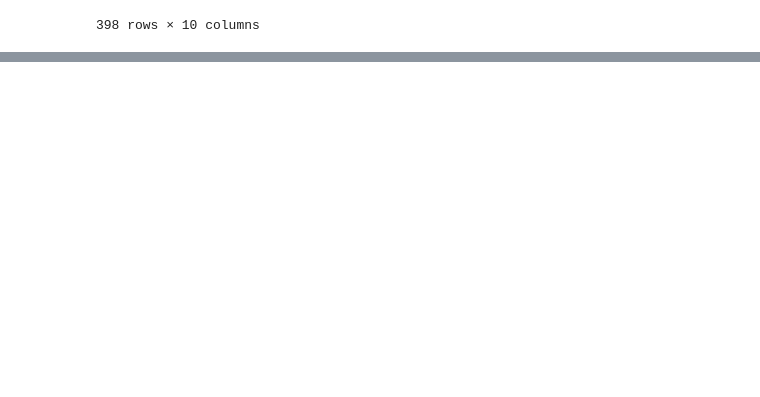
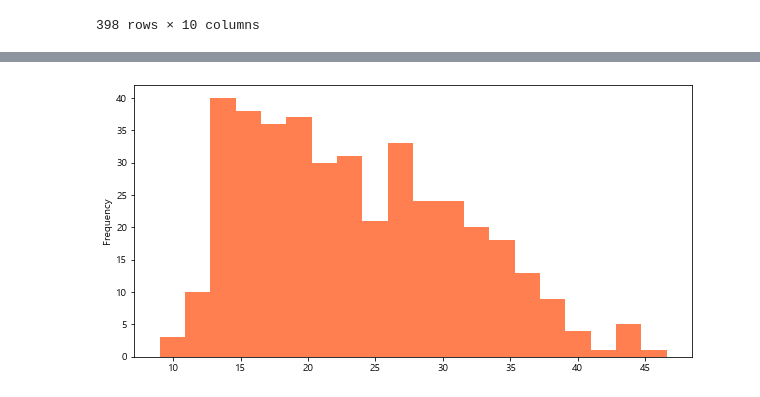
Before and after one commit to Supreme-YS/TIL, a Jupyter notebook: Data_Analysis/visualization[02].ipynb, the cells around one changed output, grey strips where cells are left out. Cells and saved outputs as stored; diff of their text form; code cells hidden in the pictures; blank space fills up the shorter version.

```diff
--- a/Data_Analysis/visualization[02].ipynb
+++ b/Data_Analysis/visualization[02].ipynb
@@ -99,0 +116,8 @@ originDF['cylinders'].plot(kind='pie', autopct='%1.1f%%')
+# %%
+plt.figure()
+
+pieDF['mpg'].plot(kind='hist', bins=20, color='coral', figsize=(10,5))
+plt.show()
+plt.close()
+# %% [output]
+[figure, added]
```
Also changed, not shown: parts of 22 cells of this notebook, 1 other file.
